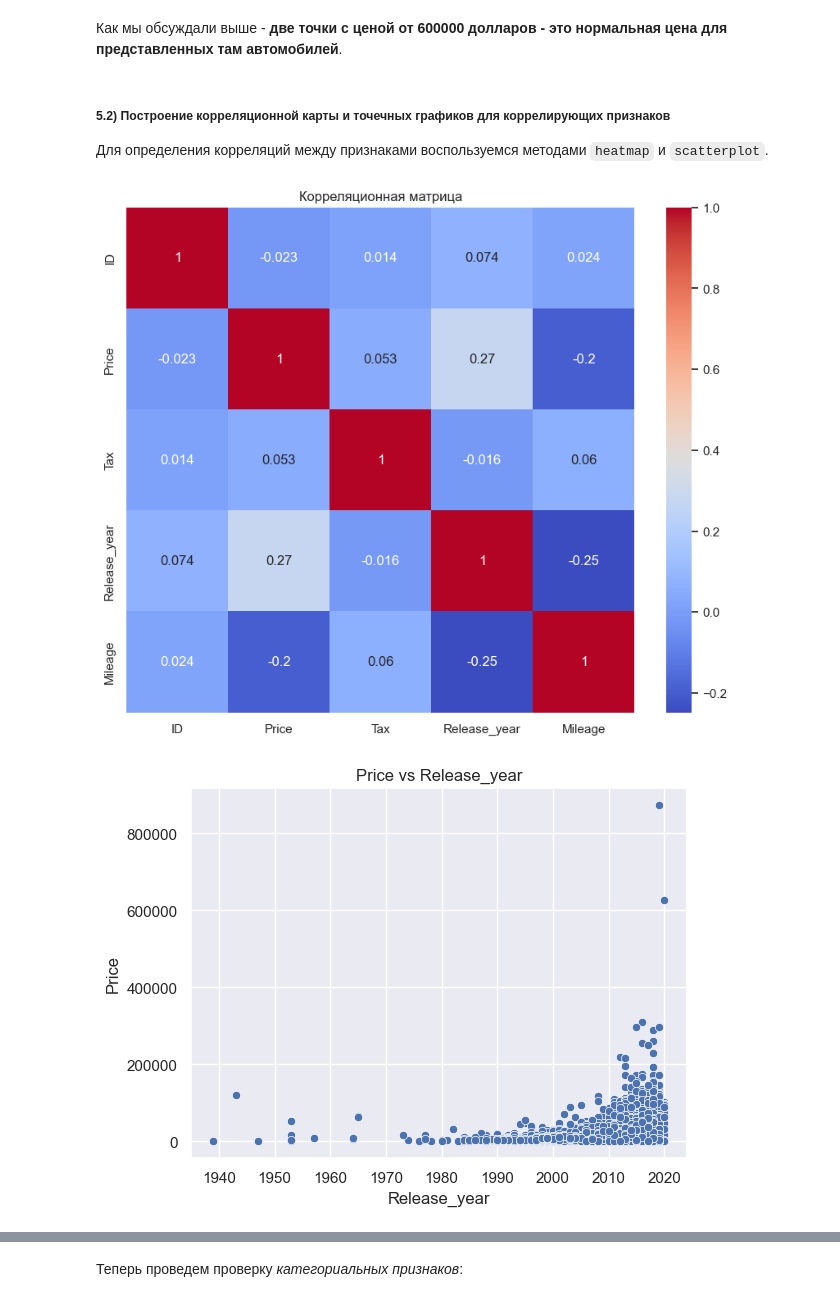
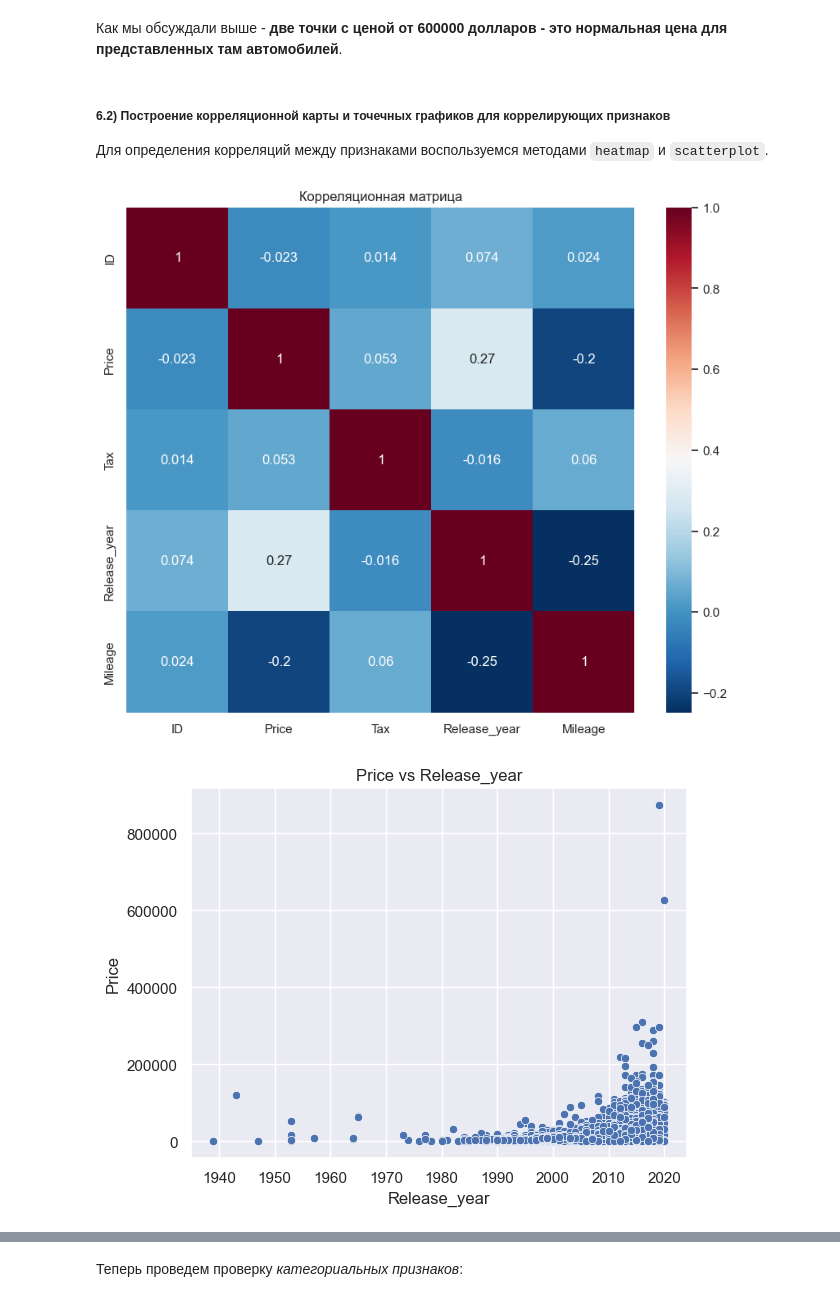
Before and after one commit to D0uble-Zer0/DE_ITMO_Course, a Jupyter notebook: notebooks/EDA.ipynb, the cells around one changed output, grey strips where cells are left out. Saved outputs shown, nothing was run; the diff lists cells and outputs as text; code cells hidden in the pictures.

```diff
--- a/notebooks/EDA.ipynb
+++ b/notebooks/EDA.ipynb
@@ -718,24 +733,24 @@ plt.show()
 # %% [markdown]
 Как мы обсуждали выше - **две точки с ценой от 600000 долларов - это нормальная цена для представленных там автомобилей**.
 # %% [markdown]
-##### 5.2) Построение корреляционной карты и точечных графиков для коррелирующих признаков
+##### 6.2) Построение корреляционной карты и точечных графиков для коррелирующих признаков
 
 Для определения корреляций между признаками воспользуемся методами `heatmap` и `scatterplot`.
 # %%
 num_df_par = df_par.select_dtypes(include="number").columns
 
 plt.figure(figsize=(10,8))
-sns.heatmap(df_par[num_df_par].corr(), annot=True, cmap='coolwarm')
+sns.heatmap(df_par[num_df_par].corr(), annot=True, cmap="RdBu_r")
 plt.title('Корреляционная матрица')
 plt.show()
 
 top_corr_ft = df_par[num_df_par].corr()['Price'].abs().sort_values(ascending=False).index[1:4]
 for features in top_corr_ft:
     sns.scatterplot(data=df_par, x=features, y='Price')
     plt.title(f"Price vs {features}")
     plt.show()
 # %% [output]
-[figure, old version]
+[figure, new version]
 [figure]
 [figure]
 [figure]
```
Also changed, not shown: parts of 14 cells of this notebook, 2 other files.
